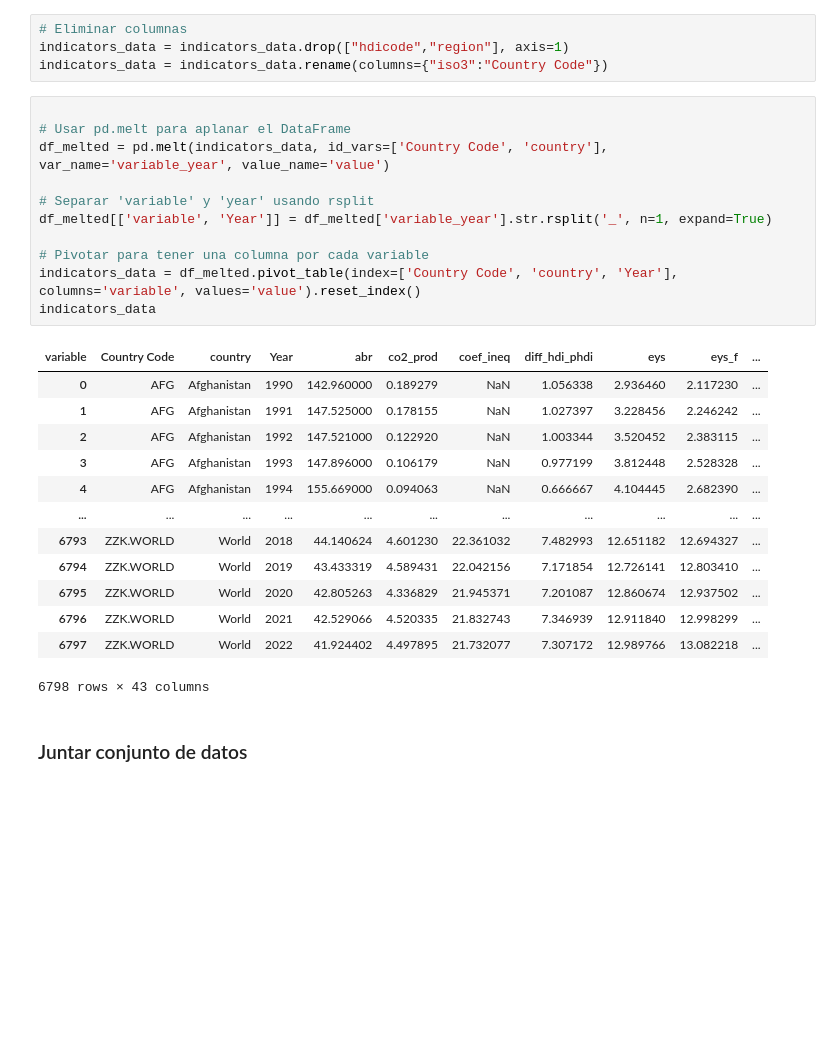
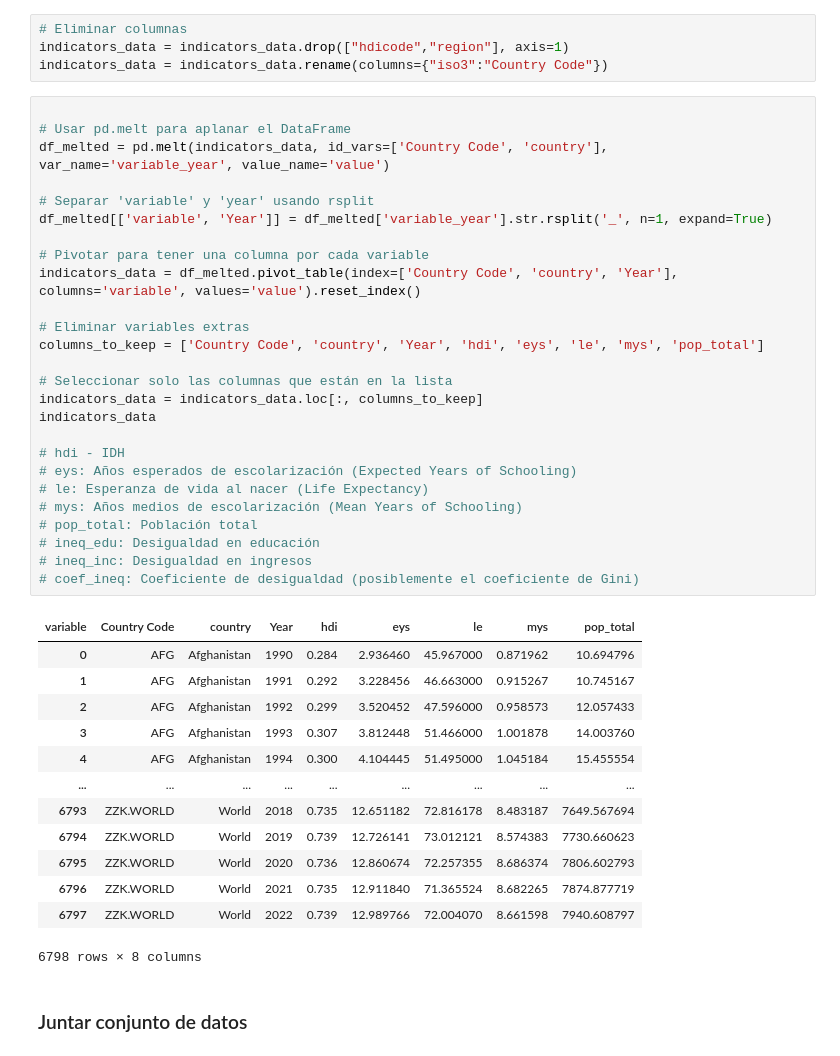
Before and after one commit to Aq202/uvg_mineria_proyecto1, a Jupyter notebook: entrega final/proyecto_ef_diego.ipynb, the cells around one changed output. Saved outputs shown, nothing was run; the diff lists cells and outputs as text; blank space fills up the shorter version.

```diff
--- a/entrega final/proyecto_ef_diego.ipynb
+++ b/entrega final/proyecto_ef_diego.ipynb
@@ -43,28 +43,43 @@ indicators_data = indicators_data.rename(columns={"iso3":"Country Code"})
 # %%
 
 # Usar pd.melt para aplanar el DataFrame
 df_melted = pd.melt(indicators_data, id_vars=['Country Code', 'country'], var_name='variable_year', value_name='value')
 
 # Separar 'variable' y 'year' usando rsplit
 df_melted[['variable', 'Year']] = df_melted['variable_year'].str.rsplit('_', n=1, expand=True)
 
 # Pivotar para tener una columna por cada variable
 indicators_data = df_melted.pivot_table(index=['Country Code', 'country', 'Year'], columns='variable', values='value').reset_index()
+
+# Eliminar variables extras
+columns_to_keep = ['Country Code', 'country', 'Year', 'hdi', 'eys', 'le', 'mys', 'pop_total']
+
+# Seleccionar solo las columnas que están en la lista
+indicators_data = indicators_data.loc[:, columns_to_keep]
 indicators_data
+
+# hdi - IDH
+# eys: Años esperados de escolarización (Expected Years of Schooling)
+# le: Esperanza de vida al nacer (Life Expectancy)
+# mys: Años medios de escolarización (Mean Years of Schooling)
+# pop_total: Población total
+# ineq_edu: Desigualdad en educación
+# ineq_inc: Desigualdad en ingresos
+# coef_ineq: Coeficiente de desigualdad (posiblemente el coeficiente de Gini)
 # %% [output]
-| variable | Country Code | country | Year | abr | co2_prod | coef_ineq | diff_hdi_phdi | eys | eys_f | ... |
-| 0 | AFG | Afghanistan | 1990 | 142.960000 | 0.189279 | NaN | 1.056338 | 2.936460 | 2.117230 | ... |
-| 1 | AFG | Afghanistan | 1991 | 147.525000 | 0.178155 | NaN | 1.027397 | 3.228456 | 2.246242 | ... |
-| 2 | AFG | Afghanistan | 1992 | 147.521000 | 0.122920 | NaN | 1.003344 | 3.520452 | 2.383115 | ... |
-| 3 | AFG | Afghanistan | 1993 | 147.896000 | 0.106179 | NaN | 0.977199 | 3.812448 | 2.528328 | ... |
-| 4 | AFG | Afghanistan | 1994 | 155.669000 | 0.094063 | NaN | 0.666667 | 4.104445 | 2.682390 | ... |
-| ... | ... | ... | ... | ... | ... | ... | ... | ... | ... | ... |
-| 6793 | ZZK.WORLD | World | 2018 | 44.140624 | 4.601230 | 22.361032 | 7.482993 | 12.651182 | 12.694327 | ... |
-| 6794 | ZZK.WORLD | World | 2019 | 43.433319 | 4.589431 | 22.042156 | 7.171854 | 12.726141 | 12.803410 | ... |
-| 6795 | ZZK.WORLD | World | 2020 | 42.805263 | 4.336829 | 21.945371 | 7.201087 | 12.860674 | 12.937502 | ... |
-| 6796 | ZZK.WORLD | World | 2021 | 42.529066 | 4.520335 | 21.832743 | 7.346939 | 12.911840 | 12.998299 | ... |
-| 6797 | ZZK.WORLD | World | 2022 | 41.924402 | 4.497895 | 21.732077 | 7.307172 | 12.989766 | 13.082218 | ... |
+| variable | Country Code | country | Year | hdi | eys | le | mys | pop_total |
+| 0 | AFG | Afghanistan | 1990 | 0.284 | 2.936460 | 45.967000 | 0.871962 | 10.694796 |
+| 1 | AFG | Afghanistan | 1991 | 0.292 | 3.228456 | 46.663000 | 0.915267 | 10.745167 |
+| 2 | AFG | Afghanistan | 1992 | 0.299 | 3.520452 | 47.596000 | 0.958573 | 12.057433 |
+| 3 | AFG | Afghanistan | 1993 | 0.307 | 3.812448 | 51.466000 | 1.001878 | 14.003760 |
+| 4 | AFG | Afghanistan | 1994 | 0.300 | 4.104445 | 51.495000 | 1.045184 | 15.455554 |
+| ... | ... | ... | ... | ... | ... | ... | ... | ... |
+| 6793 | ZZK.WORLD | World | 2018 | 0.735 | 12.651182 | 72.816178 | 8.483187 | 7649.567694 |
+| 6794 | ZZK.WORLD | World | 2019 | 0.739 | 12.726141 | 73.012121 | 8.574383 | 7730.660623 |
+| 6795 | ZZK.WORLD | World | 2020 | 0.736 | 12.860674 | 72.257355 | 8.686374 | 7806.602793 |
+| 6796 | ZZK.WORLD | World | 2021 | 0.735 | 12.911840 | 71.365524 | 8.682265 | 7874.877719 |
+| 6797 | ZZK.WORLD | World | 2022 | 0.739 | 12.989766 | 72.004070 | 8.661598 | 7940.608797 |
-6798 rows × 43 columns
+6798 rows × 8 columns
 # %% [markdown]
 ### Juntar conjunto de datos
 # %%
```
Also changed, not shown: parts of 7 cells of this notebook.
